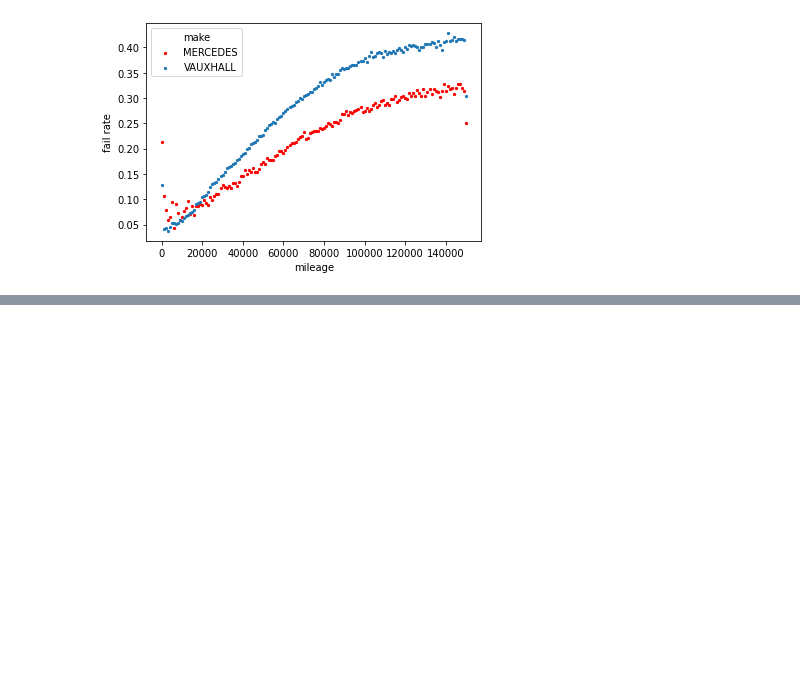
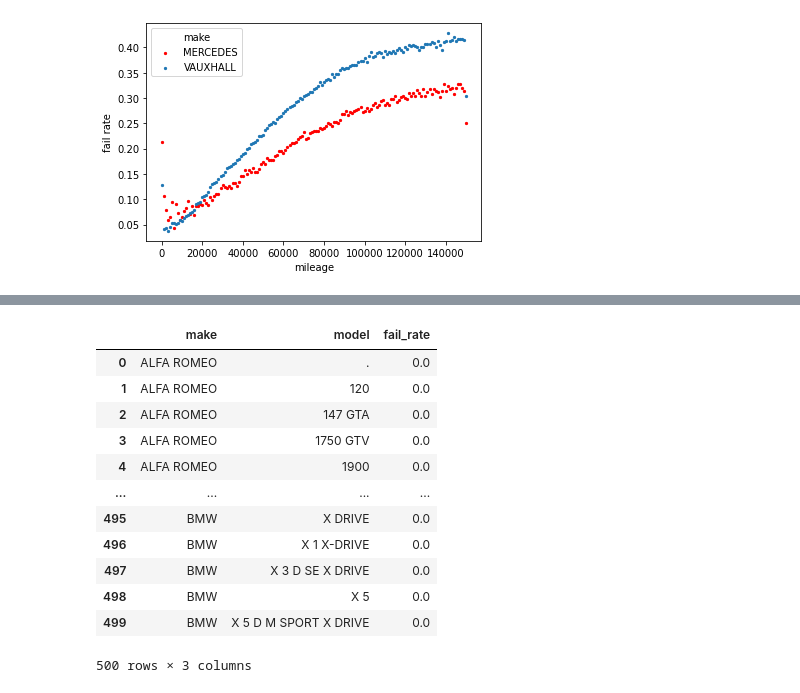
Before and after one commit to michalc/dft-mot-analysis, a Jupyter notebook: explore.ipynb, the cells around one changed output, grey strips where cells are left out. Drawn from its saved outputs; the diff is of its cells as text; code cells hidden in the pictures; blank space fills up the shorter version.

```diff
--- a/explore.ipynb
+++ b/explore.ipynb
@@ -623,0 +713,70 @@ ax.xaxis.get_major_formatter().set_scientific(False)
+# %%
+makes = ['ALFA ROMEO',
+ 'AUDI',
+ 'BMW',
+ 'CHEVROLET',
+ 'CITROEN',
+ 'DACIA',
+ 'FIAT',
+ 'FORD',
+ 'HONDA',
+ 'HYUNDAI',
+ 'JAGUAR',
+ 'KIA',
+ 'LAND ROVER',
+ 'LEXUS',
+ 'MAZDA',
+ 'MERCEDES',
+ 'MERCEDES-BENZ',
+ 'MG',
+ 'MINI',
+ 'MITSUBISHI',
+ 'NISSAN',
+ 'PEUGEOT',
+ 'PORSCHE',
+ 'RENAULT',
+ 'ROVER',
+ 'SAAB',
+ 'SEAT',
+ 'SKODA',
+ 'SUZUKI',
+ 'TOYOTA',
+ 'VAUXHALL',
+ 'VOLKSWAGEN',
+ 'VOLVO']
+make_str = ','.join(['?'] * len(makes))
+df = pd.read_sql_query(f"""
+    SELECT
+        CASE make
+           WHEN 'MERCEDES-BENZ'
+               THEN 'MERCEDES'
+           ELSE make
+        END AS make,
+        model,
+        CAST(count(*) FILTER (WHERE test_result = 'F') AS REAL) / CAST(count(*) AS REAL) AS fail_rate
+    FROM
+        tests
+    WHERE
+        test_class_id=4 AND test_type = 'NT' AND test_date LIKE '2020-%'
+        AND make IN ({make_str})
+    GROUP BY
+        make, model
+    ORDER BY
+        fail_rate
+    LIMIT 500
+""", con, params=makes)
+df
+# %% [output]
+|  | make | model | fail_rate |
+| 0 | ALFA ROMEO | . | 0.0 |
+| 1 | ALFA ROMEO | 120 | 0.0 |
+| 2 | ALFA ROMEO | 147 GTA | 0.0 |
+| 3 | ALFA ROMEO | 1750 GTV | 0.0 |
+| 4 | ALFA ROMEO | 1900 | 0.0 |
+| ... | ... | ... | ... |
+| 495 | BMW | X DRIVE | 0.0 |
+| 496 | BMW | X 1 X-DRIVE | 0.0 |
+| 497 | BMW | X 3 D SE X DRIVE | 0.0 |
+| 498 | BMW | X 5 | 0.0 |
+| 499 | BMW | X 5 D M SPORT X DRIVE | 0.0 |
+500 rows × 3 columns
```
Also changed, not shown: parts of 4 cells of this notebook.
